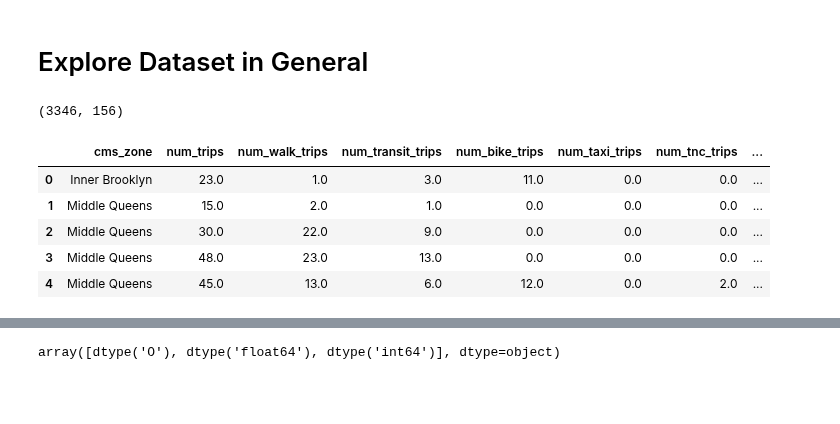
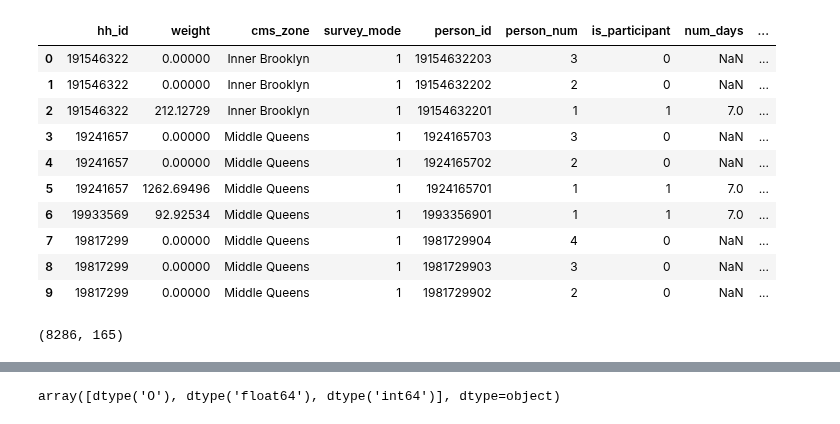
Before and after one commit to mawada-sweis/Clustering-Analysis, a Jupyter notebook: notebooks/General Look at Data.ipynb, the cells around one changed output, grey strips where cells are left out. Cells and saved outputs as stored; diff of their text form; code cells hidden in the pictures; blank space fills up the shorter version.

Commit message:
Merge 'update_shape' with a 'General Look at Data'

```diff
--- a/notebooks/General Look at Data.ipynb
+++ b/notebooks/General Look at Data.ipynb
@@ -2,4 +3,2 @@
 import pandas as pd
 from src.utils import general_look_at_data as  GLAD
-# %% [markdown]
-# Explore Dataset in General
@@ -9,18 +5,26 @@ data = pd.read_csv('../data/featsel/Citywide_Survey_featsel.csv')
-# %%
-# get the shape of the data
-data.shape
-# %% [output]
-(3346, 156)
 # %%
 # set option setting to display all columns
 pd.set_option('display.max_columns', None)
+# %%
+# Reading data as dataframe
+data = pd.read_csv('../data/raw/Citywide_Survey.csv')
 # %%
-# Display the head of data
-data.head()
+# Display some of data
+data.head(10)
 # %% [output]
-|  | cms_zone | num_trips | num_walk_trips | num_transit_trips | num_bike_trips | num_taxi_trips | num_tnc_trips | ... |
-| 0 | Inner Brooklyn | 23.0 | 1.0 | 3.0 | 11.0 | 0.0 | 0.0 | ... |
-| 1 | Middle Queens | 15.0 | 2.0 | 1.0 | 0.0 | 0.0 | 0.0 | ... |
-| 2 | Middle Queens | 30.0 | 22.0 | 9.0 | 0.0 | 0.0 | 0.0 | ... |
-| 3 | Middle Queens | 48.0 | 23.0 | 13.0 | 0.0 | 0.0 | 0.0 | ... |
-| 4 | Middle Queens | 45.0 | 13.0 | 6.0 | 12.0 | 0.0 | 2.0 | ... |
+|  | hh_id | weight | cms_zone | survey_mode | person_id | person_num | is_participant | num_days | ... |
+| 0 | 191546322 | 0.00000 | Inner Brooklyn | 1 | 19154632203 | 3 | 0 | NaN | ... |
+| 1 | 191546322 | 0.00000 | Inner Brooklyn | 1 | 19154632202 | 2 | 0 | NaN | ... |
+| 2 | 191546322 | 212.12729 | Inner Brooklyn | 1 | 19154632201 | 1 | 1 | 7.0 | ... |
+| 3 | 19241657 | 0.00000 | Middle Queens | 1 | 1924165703 | 3 | 0 | NaN | ... |
+| 4 | 19241657 | 0.00000 | Middle Queens | 1 | 1924165702 | 2 | 0 | NaN | ... |
+| 5 | 19241657 | 1262.69496 | Middle Queens | 1 | 1924165701 | 1 | 1 | 7.0 | ... |
+| 6 | 19933569 | 92.92534 | Middle Queens | 1 | 1993356901 | 1 | 1 | 7.0 | ... |
+| 7 | 19817299 | 0.00000 | Middle Queens | 1 | 1981729904 | 4 | 0 | NaN | ... |
+| 8 | 19817299 | 0.00000 | Middle Queens | 1 | 1981729903 | 3 | 0 | NaN | ... |
+| 9 | 19817299 | 0.00000 | Middle Queens | 1 | 1981729902 | 2 | 0 | NaN | ... |
+# %%
+# Display the shape of the data
+data.shape
+# %% [output]
+(8286, 165)
```
Also changed, not shown: parts of 23 cells of this notebook, 1 other file.
